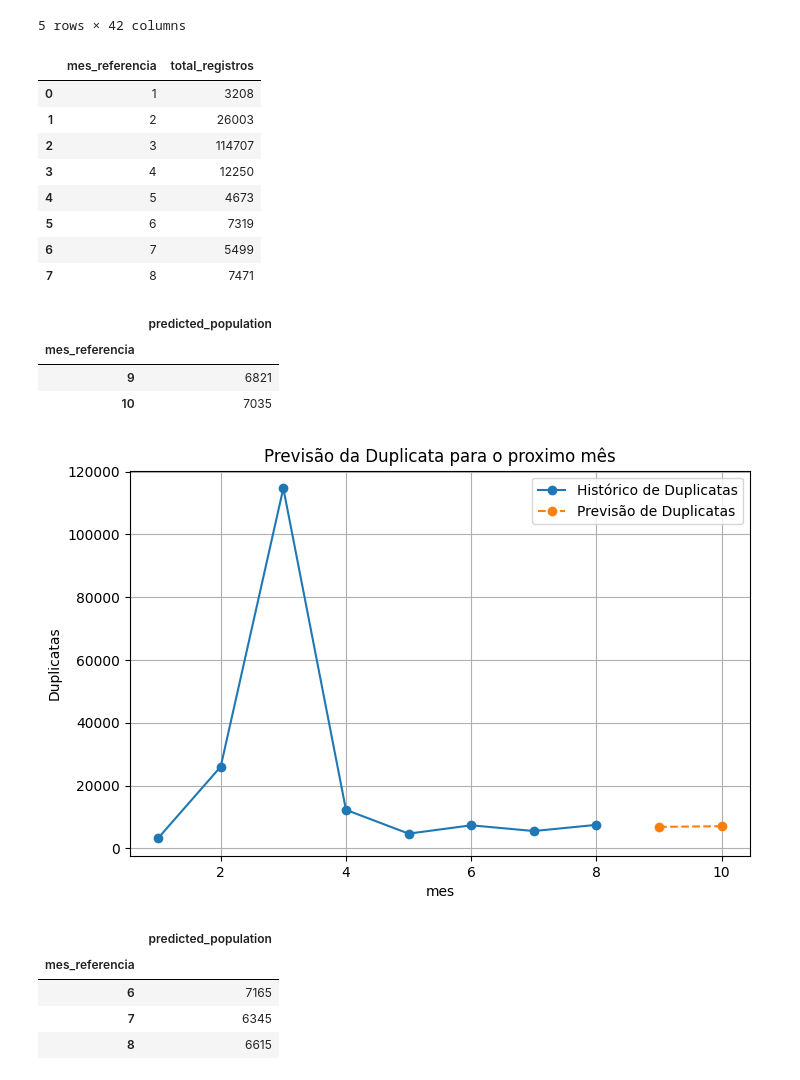
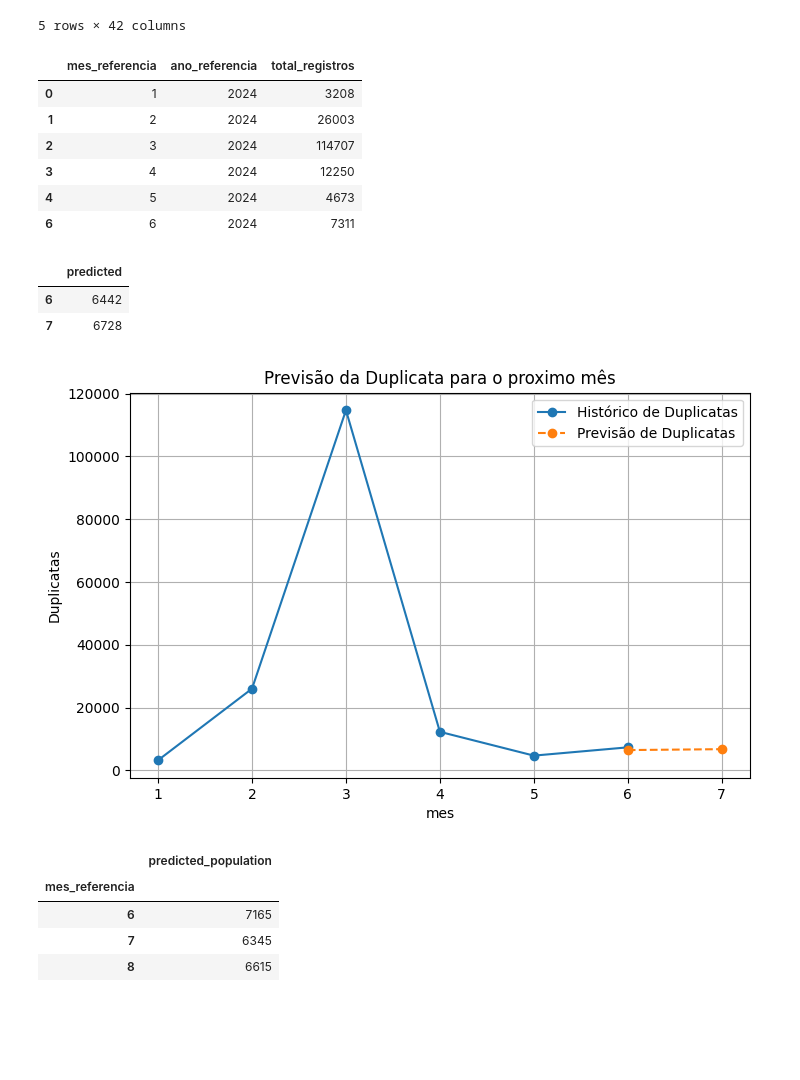
Before and after one commit to B1nary-Devs/SPC-IA2, a Jupyter notebook: src/Conciliacao/estrutura_ia/conciliacao.ipynb, the cells around one changed output. Saved outputs shown, nothing was run; the diff lists cells and outputs as text; code cells hidden in the pictures; blank space fills up the shorter version.

Commit message:
Fix - spc-100: Atualização da ia para mes e ano

```diff
--- a/src/Conciliacao/estrutura_ia/conciliacao.ipynb
+++ b/src/Conciliacao/estrutura_ia/conciliacao.ipynb
@@ -20,66 +19,60 @@ display(df.head())
 | 4 | dacc7c5a-accb-430b-8d51-5aceb572e2c4 | 2033-08-05 | 2033-08-05 | 2024-02-07 18:56:32.251144 | 2024-02-07 18:56:32.256128 | 910304872 | 0.01 | 910304872 | 910304872 | ... |
 5 rows × 42 columns
 # %%
-# Converte a coluna para o tipo datetime, caso não esteja
-import datetime
-
 df['created_at'] = pd.to_datetime(df['created_at'])
 
 # Extrai o mês da coluna de datas
 df['mes_referencia'] = df['created_at'].dt.month
-df['dia_do_mes'] = df['created_at'].dt.day
-
-# Criando uma coluna para categorizar os registros em "antes do dia 15" e "após o dia 15"
-df['periodo_mes'] = df['dia_do_mes'].apply(lambda x: 'antes_15' if x <= 15 else 'apos_15')
+# Extrai o ano da coluna de datas
+df['ano_referencia'] = df['created_at'].dt.year
 
 # Agora podemos agrupar por mês e período (antes ou após o dia 15) e contar os registros (total_registros)
-df_mensal = df.groupby(['mes_referencia']).agg(
+df_mensal = df.groupby(['mes_referencia', 'ano_referencia']).agg(
     total_registros=('id_x', 'size')
 ).reset_index()
 
-df_mensal = df_mensal[~df_mensal['mes_referencia'].isin([9, 10, 11, 12])]
+df_anual = df_mensal[df_mensal['ano_referencia'] == 2024]
 
-display(df_mensal)
+df_anual = df_anual[~df_anual['mes_referencia'].isin([8, 7])]
+
+display(df_anual)
 # %% [output]
-|  | mes_referencia | total_registros |
-| 0 | 1 | 3208 |
-| 1 | 2 | 26003 |
-| 2 | 3 | 114707 |
-| 3 | 4 | 12250 |
-| 4 | 5 | 4673 |
-| 5 | 6 | 7319 |
-| 6 | 7 | 5499 |
-| 7 | 8 | 7471 |
+|  | mes_referencia | ano_referencia | total_registros |
+| 0 | 1 | 2024 | 3208 |
+| 1 | 2 | 2024 | 26003 |
+| 2 | 3 | 2024 | 114707 |
+| 3 | 4 | 2024 | 12250 |
+| 4 | 5 | 2024 | 4673 |
+| 6 | 6 | 2024 | 7311 |
 # %%
 # Escolher a ordem do modelo (p,d,q) - Ex: (1,1,0))
-modelo = ARIMA(df_mensal['total_registros'], order=(1,1,0))
+modelo = ARIMA(df_anual['total_registros'], order=(1,1,0))
 model_fit = modelo.fit()
 
 #Previsão do proximo mes
 forecast = model_fit.forecast(steps=2)
-previsao = [1, 2]
-forecast_df = pd.DataFrame({'previsao_id': previsao, 'predicted_population': forecast})
-forecast_df.set_index('mes_referencia', inplace=True)
+
+forecast_df = pd.DataFrame({'predicted': forecast})
+
 
 forecast_df = forecast_df.astype(int)
 display(forecast_df)
 # %% [output]
-|  | predicted_population |
-| mes_referencia |  |
-| 9 | 6821 |
-| 10 | 7035 |
+|  | predicted |
+| 6 | 6442 |
+| 7 | 6728 |
 # %%
 # Visualização dos Resultados
 plt.figure(figsize=(8, 5))
-plt.plot(df_mensal.set_index('mes_referencia'), label='Histórico de Duplicatas', marker='o')
-plt.plot(forecast_df, label='Previsão de Duplicatas', linestyle='--', marker='o')
+plt.plot(df_anual['mes_referencia'], df_anual['total_registros'], label='Histórico de Duplicatas', marker='o')
+plt.plot(forecast_df['predicted'], label='Previsão de Duplicatas', linestyle='--', marker='o')
 plt.xlabel('mes')
 plt.ylabel('Duplicatas')
 plt.title('Previsão da Duplicata para o proximo mês')
 plt.legend()
 plt.grid()
 plt.show()
 # %% [output]
-[figure, old version]
+[figure, new version]
 # %%
 #Removendo os meses para teste
```
Also changed, not shown: parts of 2 cells of this notebook, 5 other files.
